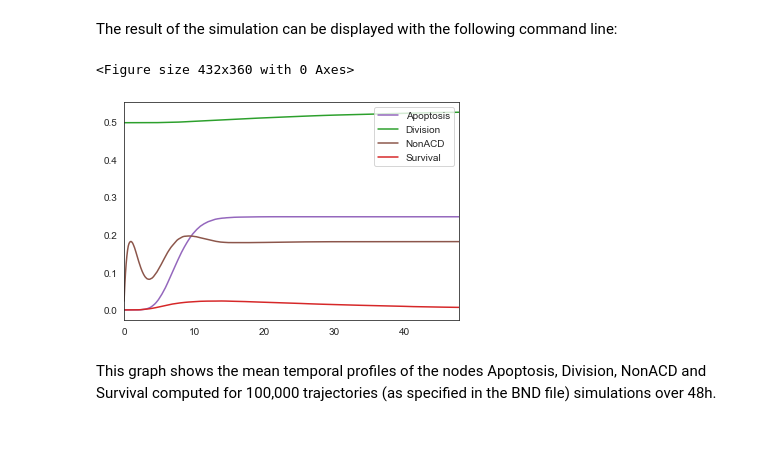
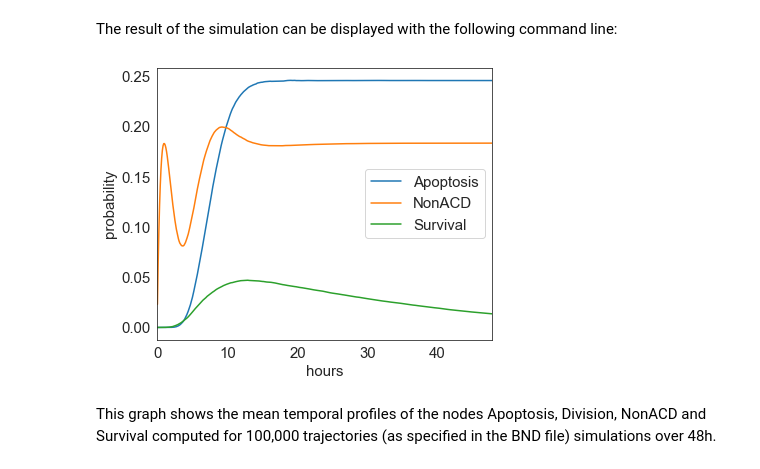
Before and after one commit to sysbio-curie/UPMaBoSS-docker, a Jupyter notebook: CellFateModel_uppmaboss.ipynb, the cells around one changed output. Cells and saved outputs as stored; diff of their text form; code cells hidden in the pictures; blank space fills up the shorter version.

```diff
--- a/CellFateModel_uppmaboss.ipynb
+++ b/CellFateModel_uppmaboss.ipynb
@@ -115,18 +115,20 @@ for name in "mcIAP mXIAP mROS NonACD Apoptosis Survival TNF ATP FADD cIAP FASL T
 # %% [markdown]
 Next, we define the nodes considered in the output and launch the simulation with the following command lines:
 # %%
-model_48h.network.set_output(('Apoptosis','NonACD','Division','Survival'))
+model_48h.network.set_output(('Apoptosis','NonACD','Survival'))
 run_48h = model_48h.run()
 # %% [markdown]
 The result of the simulation can be displayed with the following command line:
 # %%
 # Plot the results of the WT simulation
 figure = plt.figure(figsize = (6,5))
-run_48h.plot_node_trajectory()
+plt.rcParams.update({'legend.fontsize': 15})
+outPlot = run_48h.get_nodes_probtraj().plot(ax=plt.gca(),fontsize=15)
+outPlot.set_xlabel("hours",fontsize=15)
+outPlot.set_ylabel("probability",fontsize=15)
 save_figure(figure, 'MaBoSS_phenotypes')
 # %% [output]
-<Figure size 432x360 with 0 Axes>
-[figure, old version]
+[figure, new version]
 # %% [markdown]
 This graph shows the mean temporal profiles of the nodes Apoptosis, Division, NonACD and Survival computed for 100,000 trajectories (as specified in the BND file) simulations over 48h.
 # %% [markdown]
```
Also changed, not shown: parts of 8 cells of this notebook.
